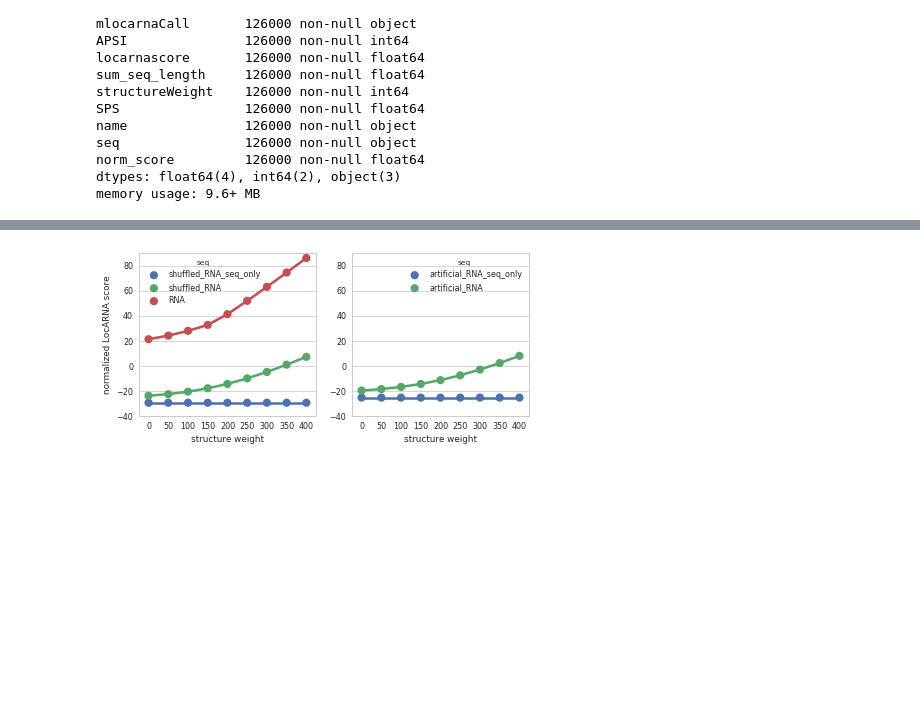
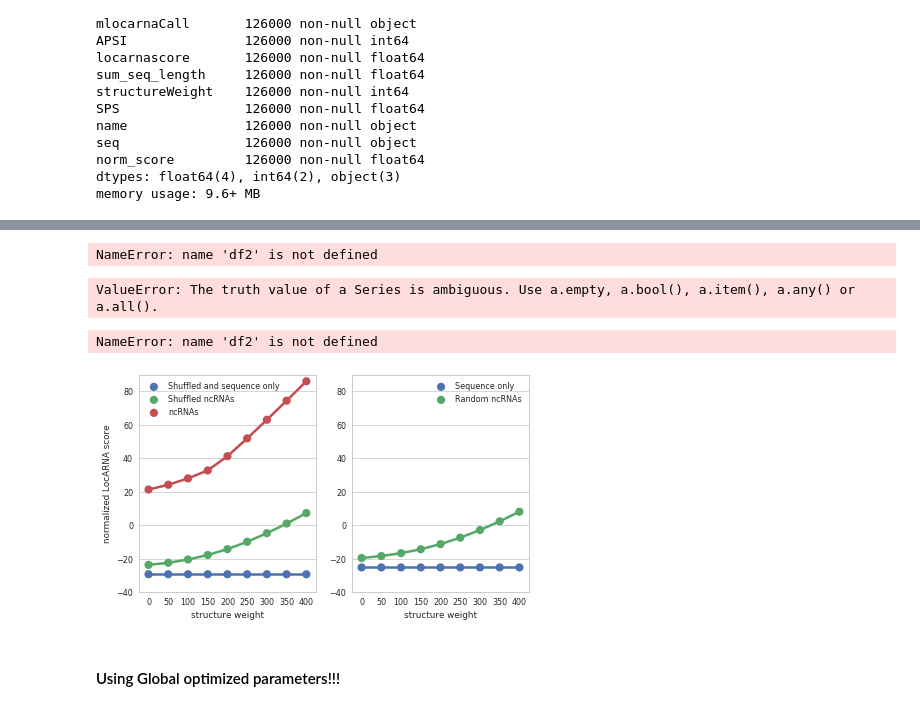
Before and after one commit to BackofenLab/local_alignment, a Jupyter notebook: analysis_notebooks/first_plot_global_score_sw_0_400.ipynb, the cells around one changed output, grey strips where cells are left out. Drawn from its saved outputs; the diff is of its cells as text; code cells hidden in the pictures; blank space fills up the shorter version.

```diff
--- a/analysis_notebooks/first_plot_global_score_sw_0_400.ipynb
+++ b/analysis_notebooks/first_plot_global_score_sw_0_400.ipynb
@@ -111,6 +111,8 @@ def length_diff_subset_df(df, start, end):
 # artifical datasets:
 in_file_artifical_seq_sw_0_400 = '/home/muellert/Dokumente/locarna_parameteropt/Data/20180919_global_SW_0_400_step_50_artifical/20180918_artifical_SW_0_400_step_50_seq_struc.log'
 in_file_artifical_seq_seq_only_sw_0_400 = '/home/muellert/Dokumente/locarna_parameteropt/Data/20180919_global_SW_0_400_step_50_artifical/20180918_artifical_SW_0_400_step_50_seq_only.log'
+
+plot_dir_paper = '/home/muellert/Dokumente/locarna_parameteropt/plots/20181031_plots_for_paper/'
 # %%
 # 'new' bralibase with SW 0 - 400
 in_file_shuffled_sw0_400struc_off = '/home/muellert/Dokumente/locarna_parameteropt/Data/20181017_global_k2_SW_0_400/20181016_global_shuffledk2_SW_0_400_p1.log'
@@ -123,9 +125,9 @@ df_globale_ncRNA_sw0_400 = read_data(in_file_ncRNA__sw0_400)
 df_globale_shuffled_sw0_400 = read_data(in_file_shuffled_sw0_400)
 df_globale_shuffled_struc_off_sw0_400 = read_data(in_file_shuffled_sw0_400struc_off)
 
-df_allseq_ncRNA_sw0_400 = select_parts_of_df(df_globale_ncRNA_sw0_400, 'RNA')
-df_allseq_shuffled_sw0_400 = select_parts_of_df(df_globale_shuffled_sw0_400, 'shuffled_RNA')
-df_allseq_shuffled_seq_only_sw0_400 = select_parts_of_df(df_globale_shuffled_struc_off_sw0_400, 'shuffled_RNA_seq_only')
+df_allseq_ncRNA_sw0_400 = select_parts_of_df(df_globale_ncRNA_sw0_400, 'ncRNAs')
+df_allseq_shuffled_sw0_400 = select_parts_of_df(df_globale_shuffled_sw0_400, 'Shuffled ncRNAs')
+df_allseq_shuffled_seq_only_sw0_400 = select_parts_of_df(df_globale_shuffled_struc_off_sw0_400, 'Shuffled and sequence only')
 
 
 frames = [ df_allseq_shuffled_seq_only_sw0_400, df_allseq_shuffled_sw0_400, df_allseq_ncRNA_sw0_400]
@@ -136,7 +138,7 @@ df_shuffled_and_unshuffled_seq_only_bralibase_sw0_400['norm_score'] = df_shuffle
 df_global_sw_artifical_seq_sw_0_400 = read_data(in_file_artifical_seq_sw_0_400)
 df_global_sw_artifical_seq_seq_only_sw_0_400 = read_data(in_file_artifical_seq_seq_only_sw_0_400)
 # concatinate both files
-df_artifical_seq_seqstruc_and_seqonly_sw_0_400 = generate_one_df(df_global_sw_artifical_seq_sw_0_400, df_global_sw_artifical_seq_seq_only_sw_0_400, id_df='artificial_RNA', id_df_shuffled='artificial_RNA_seq_only')
+df_artifical_seq_seqstruc_and_seqonly_sw_0_400 = generate_one_df(df_global_sw_artifical_seq_sw_0_400, df_global_sw_artifical_seq_seq_only_sw_0_400, id_df='Random ncRNAs', id_df_shuffled='Sequence only')
 
 df_artifical_seq_seqstruc_and_seqonly_sw_0_400['norm_score'] = df_artifical_seq_seqstruc_and_seqonly_sw_0_400['locarnascore']/df_artifical_seq_seqstruc_and_seqonly_sw_0_400['sum_seq_length']
 
@@ -205,0 +283,23 @@ Text(0,0.5,'normalized LocARNA score')
+# %%
+#sns.barplot(x="day", y="total_bill", hue="sex", data=tips)
+%matplotlib inline
+import matplotlib.pyplot as plt
+import seaborn as sns
+sns.set(style="whitegrid", font='sans-serif', font_scale=0.8)
+col_dims = (6.6, 4.4) # one
+
+fig, ax = plt.subplots(figsize=col_dims)
+
+
+sns.barplot(x="structureWeight", y="norm_score",  hue="seq", data=df_shuffled_and_unshuffled_seq_only_bralibase_sw0_400, ax=ax)
+
+
+#ax1.set_title('LocARNA score for full BRALiBase')
+ax.set_xlabel('Structure weight')
+ax.set_ylabel('Normalized LocARNA score')
+#ax.set_ylim([-40,40])
+l = ax.legend()
+l.set_title('')
+ax.legend_.remove()
+
+fig.savefig('/home/muellert/Dokumente/locarna_parameteropt/plots/20190130_plots_for_beld_talk/lineplot_alignment_expacted_score.png', format='png', dpi=300, bbox_inches='tight')
@@ -205,0 +360,14 @@ Text(0,0.5,'normalized LocARNA score')
+# %%
+df2
+# %% [output]
+NameError: name 'df2' is not defined
+# %%
+df2 = df_shuffled_and_unshuffled_seq_only_bralibase_sw0_400[df_shuffled_and_unshuffled_seq_only_bralibase_sw0_400.seq == 'Shuffled' and df_shuffled_and_unshuffled_seq_only_bralibase_sw0_400.structureWeight =='0']
+# %% [output]
+ValueError: The truth value of a Series is ambiguous. Use a.empty, a.bool(), a.item(), a.any() or a.all().
+# %%
+df3 = df2[df2.structureWeight ==0]
+
+df3.norm_score.mean()
+# %% [output]
+NameError: name 'df2' is not defined
@@ -207,32 +377,40 @@ Text(0,0.5,'normalized LocARNA score')
 %matplotlib inline
 import matplotlib.pyplot as plt
 import seaborn as sns
 sns.set(style="whitegrid")
 sns.set_context("paper")
 
-fig, (ax1,ax2) = plt.subplots(1,2, figsize=(7,3))
+fig, (ax1,ax2) = plt.subplots(1,2, figsize=(7,4))
 
 
 sns.pointplot(x="structureWeight", y="norm_score",  hue="seq", data=df_shuffled_and_unshuffled_seq_only_bralibase_sw0_400, ax=ax1)
 
 
 #ax1.set_title('LocARNA score for full BRALiBase')
 ax1.set_xlabel('structure weight')
 ax1.set_ylabel('normalized LocARNA score')
 ax1.set_ylim([-40,90])
+l1 = ax1.legend()
+l1.set_title('')
 
 sns.pointplot(x="structureWeight", y="norm_score",  hue="seq", data=df_artifical_seq_seqstruc_and_seqonly_sw_0_400, ax=ax2)
 
 
 
 #ax2.set_title('LocARNA score for artifical dataset')
 ax2.set_xlabel('structure weight')
 ax2.set_ylabel('')
 ax2.set_ylim([-40,90])
+l2 = ax2.legend()
+l2.set_title('')
 
 plot_dir_fist_plot = '/home/muellert/Dokumente/locarna_parameteropt/plots/20180906_alignment_score_random_seq/'
 
+fig.savefig(plot_dir_paper + 'lineplot_global_normScore_vs_SW_locarnaV2_0RC6_combine_FULLBralibase_artifical_dataset_SW0_400.pdf', format='pdf', bbox_inches='tight',)
+
 fig.savefig(plot_dir_fist_plot + 'lineplot_global_normScore_vs_SW_locarnaV2_0RC6_combine_FULLBralibase_artifical_dataset_SW0_400.pdf', format='pdf', bbox_inches='tight',)
 fig.savefig(plot_dir_fist_plot + 'lineplot_global_normScore_vs_SW_locarnaV2_0RC6_combine_FULLBralibase_artifical_dataset_SW0_400.svg', format='svg', bbox_inches='tight',)
 # %% [output]
-[figure, old version]
+[figure, new version]
+# %% [markdown]
+#### Using Global optimized parameters!!!
```
Also changed, not shown: parts of 12 cells of this notebook, 3 other files.
